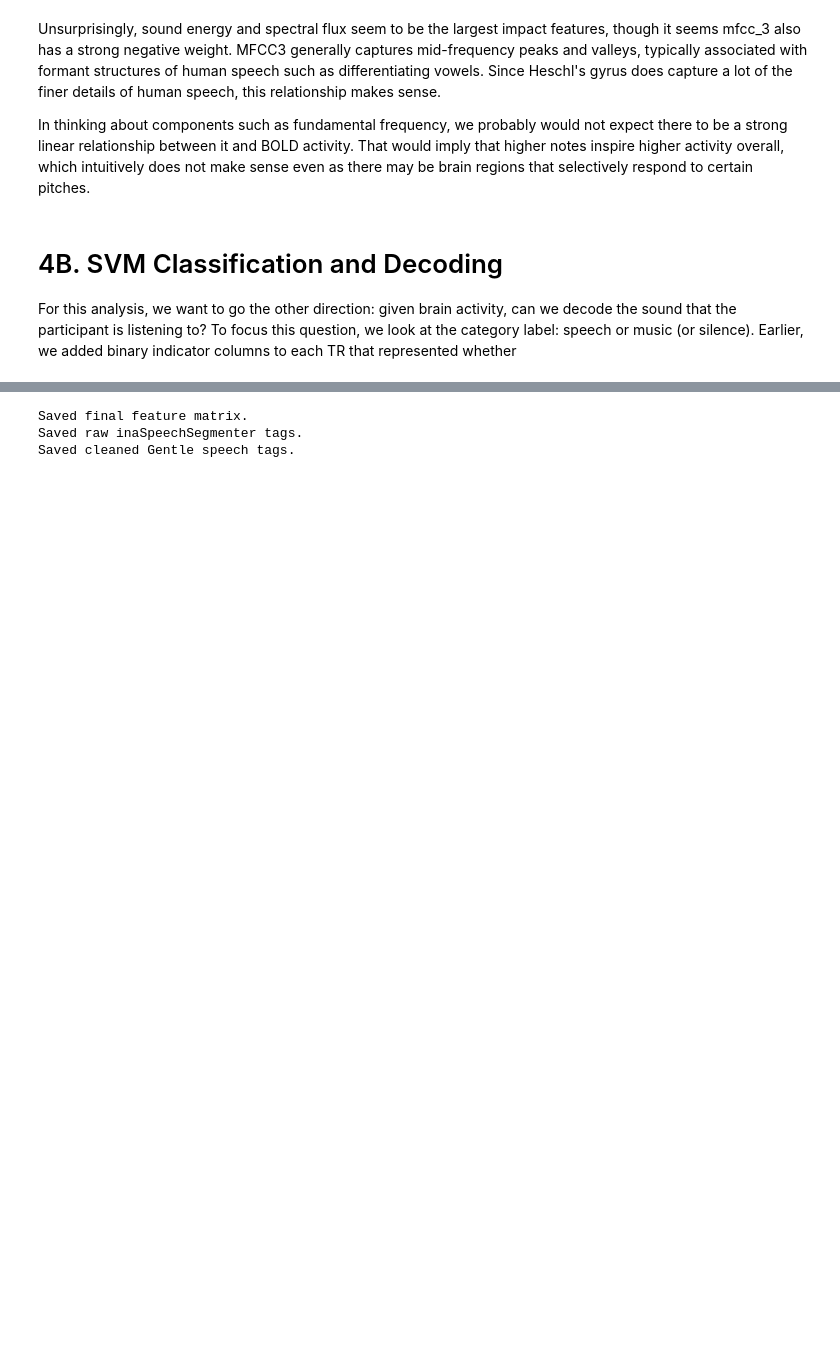
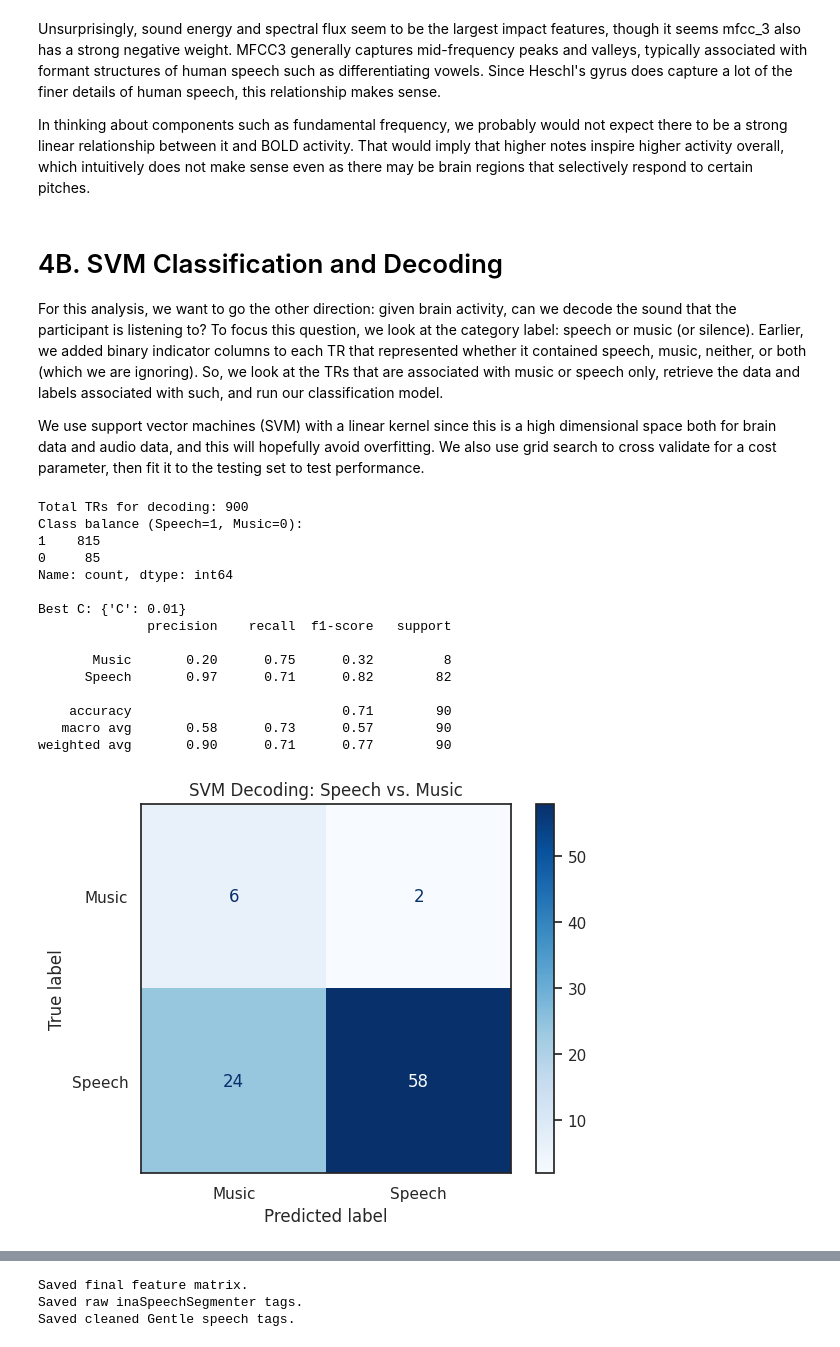
Before and after one commit to daniel-h-liu/neu480-final-project, a Jupyter notebook: startup.ipynb, the cells around one changed output, grey strips where cells are left out. Drawn from its saved outputs; the diff is of its cells as text; code cells hidden in the pictures; blank space fills up the shorter version.

```diff
--- a/startup.ipynb
+++ b/startup.ipynb
@@ -699,6 +705,79 @@ Unsurprisingly, sound energy and spectral flux seem to be the largest impact fea
 
 In thinking about components such as fundamental frequency, we probably would not expect there to be a strong linear relationship between it and BOLD activity. That would imply that higher notes inspire higher activity overall, which intuitively does not make sense even as there may be brain regions that selectively respond to certain pitches.
 # %% [markdown]
-# 4B. SVM Classification and Decoding
+# 4B. SVM Classification and Decoding <a id="svm"></a>
 
-For this analysis, we want to go the other direction: given brain activity, can we decode the sound that the participant is listening to? To focus this question, we look at the category label: speech or music (or silence). Earlier, we added binary indicator columns to each TR that represented whether
+For this analysis, we want to go the other direction: given brain activity, can we decode the sound that the participant is listening to? To focus this question, we look at the category label: speech or music (or silence). Earlier, we added binary indicator columns to each TR that represented whether it contained speech, music, neither, or both (which we are ignoring). So, we look at the TRs that are associated with music or speech only, retrieve the data and labels associated with such, and run our classification model.
+
+We use support vector machines (SVM) with a linear kernel since this is a high dimensional space both for brain data and audio data, and this will hopefully avoid overfitting. We also use grid search to cross validate for a cost parameter, then fit it to the testing set to test performance.
+# %%
+# Create TR mask for binary indicator columns that are ONLY speech or ONLY music
+only_mask = (aligned_features['is_speech'] == 1) | (aligned_features['is_music'] == 1)
+
+# Get the data associated with the TRs
+X_decode = time_series[only_mask]
+
+# Get target labels
+# Since we guaranteed that only speech or music remains, we can use is_speech as a binary target
+Y_decode = aligned_features.loc[only_mask, 'is_speech'].astype(int).values
+
+print(f"Total TRs for decoding: {len(Y_decode)}")
+print(f"Class balance (Speech=1, Music=0):\n{pd.Series(Y_decode).value_counts()}")
+
+# Split into training and testing sets
+X_train, X_test, Y_train, Y_test = train_test_split(
+    X_decode, Y_decode, test_size=0.1, stratify=Y_decode
+)
+
+# Standardize training signals
+scaler = StandardScaler()
+X_train = scaler.fit_transform(X_train)
+X_test = scaler.transform(X_test)
+
+# Initialize base SVM
+base_svm = SVC(kernel='linear', class_weight='balanced')
+
+# Initialize grid search
+param_grid = {
+    'C': [0.001, 0.01, 0.1, 1.0, 10.0, 100.0]
+}
+grid_search = GridSearchCV(
+    estimator=base_svm,
+    param_grid=param_grid,
+    cv=5,
+    scoring='accuracy'
+)
+
+# Fit grid search
+grid_search.fit(X_train, Y_train)
+
+print(f"\nBest C: {grid_search.best_params_}")
+
+# Evaluate best model on test set
+Y_pred = grid_search.predict(X_test)
+
+# Metrics
+print(classification_report(Y_test, Y_pred, target_names=['Music', 'Speech']))
+ConfusionMatrixDisplay.from_predictions(
+    Y_test, Y_pred, display_labels=['Music', 'Speech'], cmap='Blues'
+)
+plt.title("SVM Decoding: Speech vs. Music")
+plt.grid(False)
+plt.show()
+# %% [output]
+Total TRs for decoding: 900
+Class balance (Speech=1, Music=0):
+1    815
+0     85
+Name: count, dtype: int64
+
+Best C: {'C': 0.01}
+              precision    recall  f1-score   support
+
+       Music       0.20      0.75      0.32         8
+      Speech       0.97      0.71      0.82        82
+
+    accuracy                           0.71        90
+   macro avg       0.58      0.73      0.57        90
+weighted avg       0.90      0.71      0.77        90
+[figure, added]
```
Also changed, not shown: parts of 33 cells of this notebook, 1 other file.
